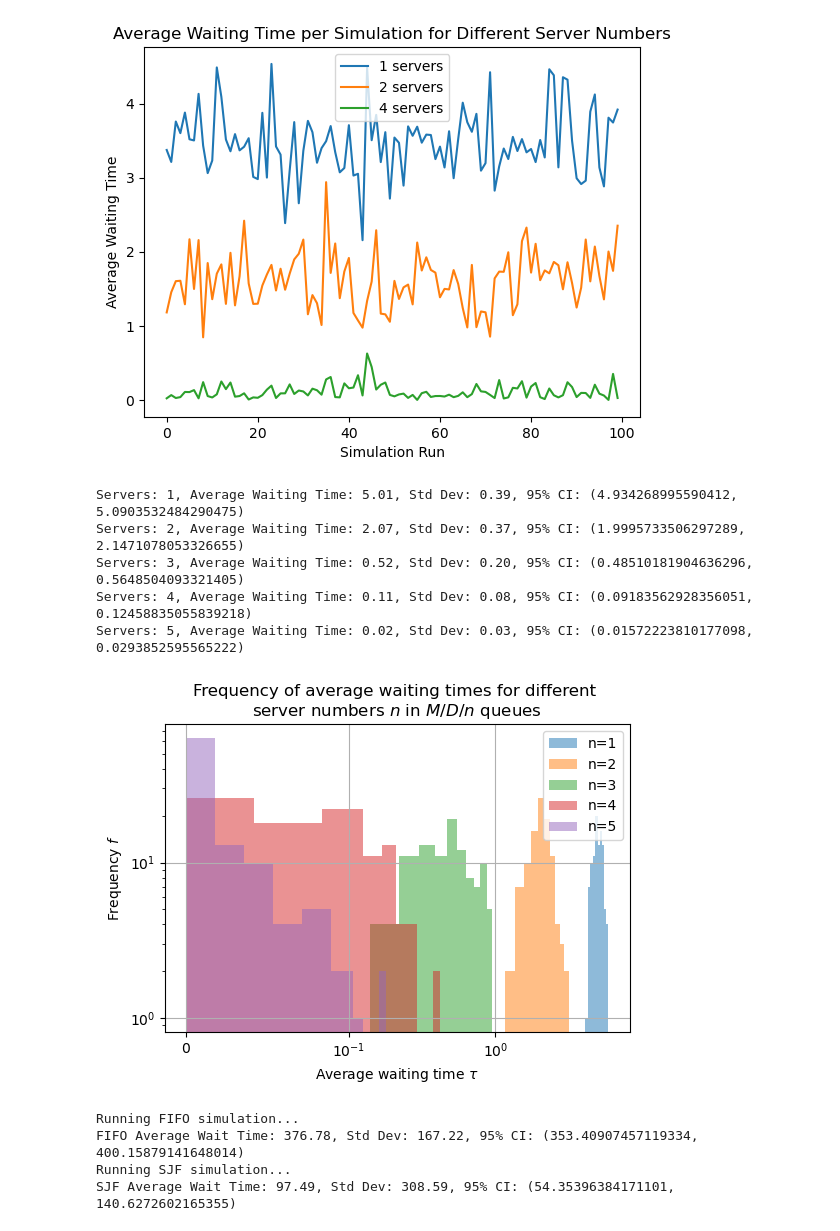
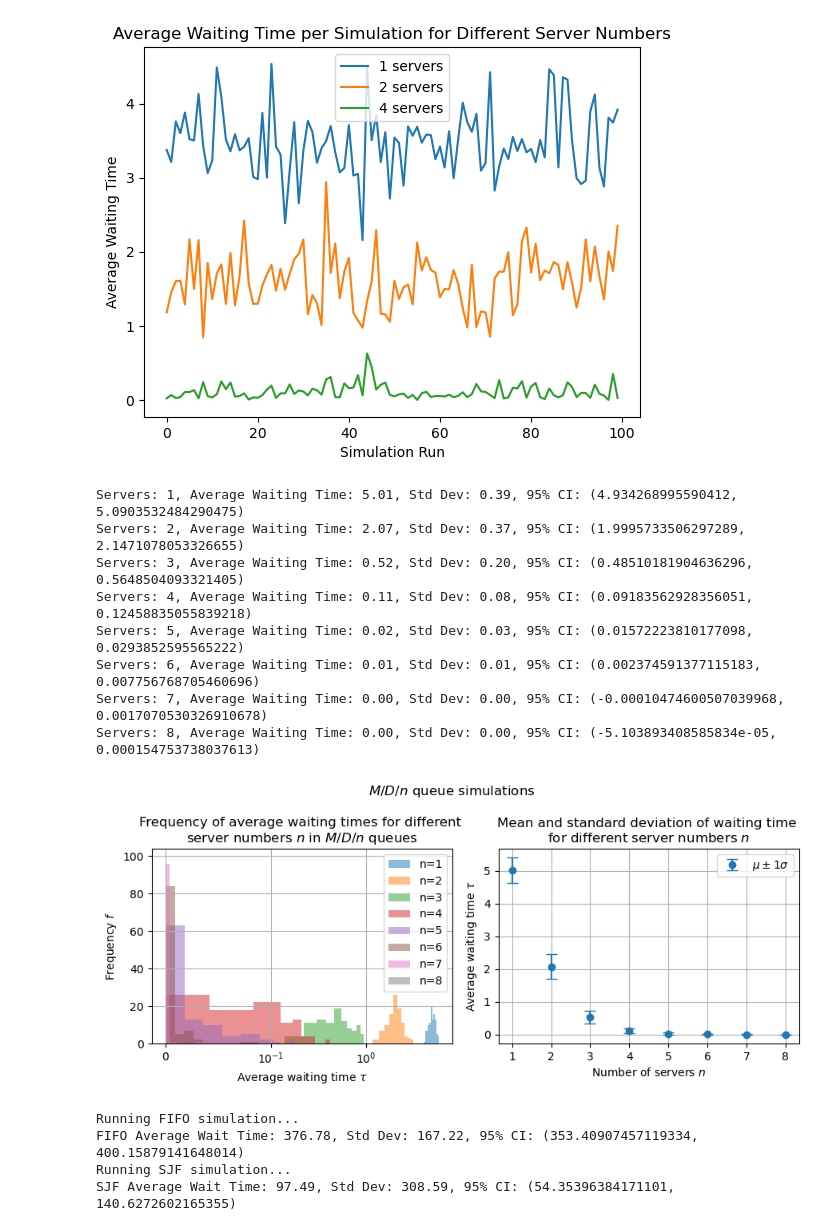
Before and after one commit to jonas4climate/ss-assignment-2, a Jupyter notebook: CalvinLaw_11306734_RaymondZhang_14865904_JonasSchaefer_14039982_2.ipynb, the cells around one changed output. Saved outputs shown, nothing was run; the diff lists cells and outputs as text; code cells hidden in the pictures.

Commit message:
add mean and std plot

```diff
--- a/CalvinLaw_11306734_RaymondZhang_14865904_JonasSchaefer_14039982_2.ipynb
+++ b/CalvinLaw_11306734_RaymondZhang_14865904_JonasSchaefer_14039982_2.ipynb
@@ -151,47 +151,69 @@ plt.show()
 # %% [output]
 [figure]
 # %%
-# Run the simulation for different numbers of servers and collect data
-ns = np.arange(1, 6, 1, dtype=int)
-wait_times_data = {n: [] for n in ns}
-for num_servers in ns:
-    for i in range(SIMULATIONS):
-        random.seed(RANDOM_SEED+i) # Same seed for reproducibility
-        env = simpy.Environment()
-        counter = simpy.Resource(env, capacity=num_servers)
-        wait_times = []
-        env.process(source(env, NEW_CUSTOMERS, INTERVAL_CUSTOMERS, counter, wait_times, dist_src='exp', dist_cst='const'))
-        env.run()
-        wait_times_data[num_servers].append(np.mean(wait_times))
+def simulate_experiments(dist_src='exp', dist_cst='exp', ns=[1, 2, 4]):
+    """Run the simulations with provided parameters and return the average waiting times"""
+    wait_times_data = {n: [] for n in ns}
+    for n in ns:
+        for i in range(SIMULATIONS):
+            random.seed(RANDOM_SEED+i) # Same seed for reproducibility
+            env = simpy.Environment()
+            counter = simpy.Resource(env, capacity=n)
+            wait_times = []
+            env.process(source(env, NEW_CUSTOMERS, INTERVAL_CUSTOMERS, counter, wait_times, dist_src=dist_src, dist_cst=dist_cst))
+            env.run()
+            wait_times_data[n].append(np.mean(wait_times))
+    return wait_times_data
 
-# Calculate average, standard deviation, and 95% confidence interval
-for num_servers, times in wait_times_data.items():
-    avg_wait_time = np.mean(times)
-    std_dev = np.std(times)
-    conf_interval = st.t.interval(0.95, len(times)-1, loc=avg_wait_time, scale=st.sem(times))
-    print(f'Servers: {num_servers}, Average Waiting Time: {avg_wait_time:.2f}, Std Dev: {std_dev:.2f}, 95% CI: {conf_interval}')
+def get_statistics(wait_times_data, print_results=True):
+    """Calculate average, standard deviation, and 95% confidence interval for each simulation"""
+    avgs, stds, conf_intervals = [], [], []
+    for num_servers, times in wait_times_data.items():
+        avg_wait_time = np.mean(times)
+        avgs.append(avg_wait_time)
+        std_dev = np.std(times)
+        stds.append(std_dev)
+        conf_interval = st.t.interval(0.95, len(times)-1, loc=avg_wait_time, scale=st.sem(times))
+        conf_intervals.append(conf_interval)
+        if print_results:
+            print(f'Servers: {num_servers}, Average Waiting Time: {avg_wait_time:.2f}, Std Dev: {std_dev:.2f}, 95% CI: {conf_interval}')
+    return avgs, stds, conf_intervals
 
-# Plotting average waiting times for each simulation as histogram
-plt.figure(figsize=(6, 4))
+ns = np.arange(1, 9, 1, dtype=int)
+wait_times_data = simulate_experiments(dist_src='exp', dist_cst='const', ns=ns)
+avgs, stds, conf_intervals = get_statistics(wait_times_data)
+
+plt.figure(figsize=(9, 4), layout='tight')
+plt.suptitle('$M/D/n$ queue simulations')
+plt.subplot(1, 2, 1)
 for num_servers, times in wait_times_data.items():
     plt.hist(times, label=f'n={num_servers}', alpha=0.5)
-
 plt.xlabel('Average waiting time $\\tau$')
 plt.xscale('symlog', linthresh=0.1)
 plt.ylabel('Frequency $f$')
-plt.yscale('log')
 plt.title('Frequency of average waiting times for different \n' +
           'server numbers $n$ in $M/D/n$ queues')
 plt.legend(loc='upper right')
 plt.grid(True)
+plt.subplot(1, 2, 2)
+plt.errorbar(ns, avgs, yerr=stds, fmt='o', capsize=5, label='$\\mu \\pm 1\\sigma$')
+plt.xlabel('Number of servers $n$')
+plt.ylabel('Average waiting time $\\tau$')
+plt.title('Mean and standard deviation of waiting time \n' +
+          'for different server numbers $n$')
+plt.legend(loc='upper right')
+plt.grid(True)
 plt.show()
 # %% [output]
 Servers: 1, Average Waiting Time: 5.01, Std Dev: 0.39, 95% CI: (4.934268995590412, 5.0903532484290475)
 Servers: 2, Average Waiting Time: 2.07, Std Dev: 0.37, 95% CI: (1.9995733506297289, 2.1471078053326655)
 Servers: 3, Average Waiting Time: 0.52, Std Dev: 0.20, 95% CI: (0.48510181904636296, 0.5648504093321405)
 Servers: 4, Average Waiting Time: 0.11, Std Dev: 0.08, 95% CI: (0.09183562928356051, 0.12458835055839218)
 Servers: 5, Average Waiting Time: 0.02, Std Dev: 0.03, 95% CI: (0.01572223810177098, 0.0293852595565222)
+Servers: 6, Average Waiting Time: 0.01, Std Dev: 0.01, 95% CI: (0.002374591377115183, 0.007756768705460696)
+Servers: 7, Average Waiting Time: 0.00, Std Dev: 0.00, 95% CI: (-0.00010474600507039968, 0.0017070530326910678)
+Servers: 8, Average Waiting Time: 0.00, Std Dev: 0.00, 95% CI: (-5.103893408585834e-05, 0.000154753738037613)
-[figure, old version]
+[figure, new version]
 # %%
 import heapq
 from scipy import stats
```
Also changed, not shown: parts of 1 cell of this notebook.
